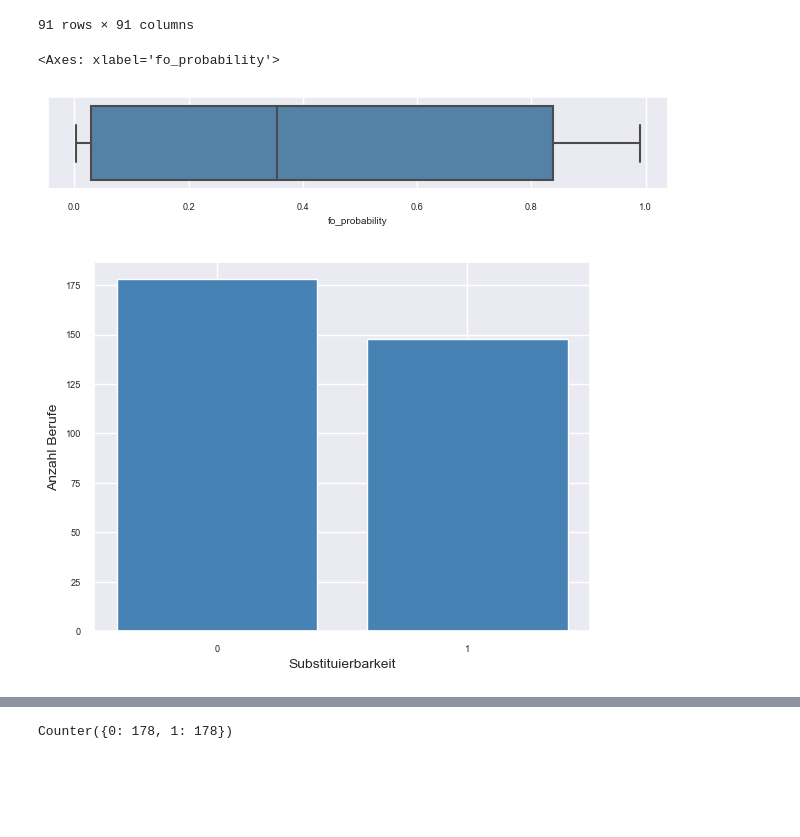
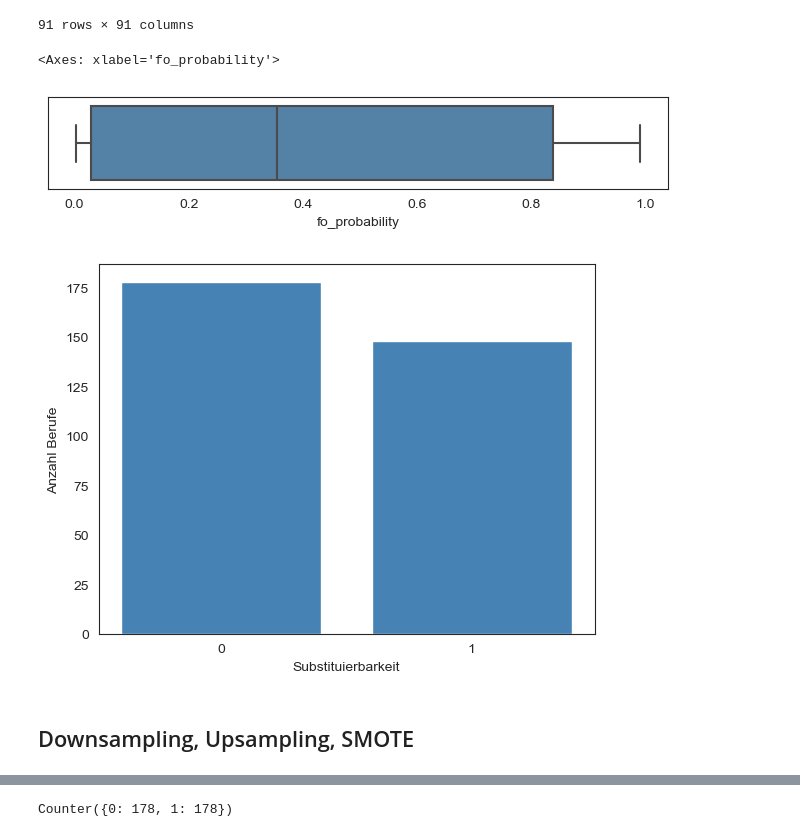
Before and after one commit to joergjan/bachelorarbeit, a Jupyter notebook: 05_fo_eda.ipynb, the cells around one changed output, grey strips where cells are left out. Saved outputs shown, nothing was run; the diff lists cells and outputs as text; code cells hidden in the pictures; blank space fills up the shorter version.

```diff
--- a/05_fo_eda.ipynb
+++ b/05_fo_eda.ipynb
@@ -45,3 +48,5 @@ df.head(2)
 2 rows × 95 columns
+# %%
+df = df.drop(columns=["_id"])
 # %%
 # drop columns
@@ -212,10 +231,11 @@ cov
 # %%
 # boxplot of probabilities of computerisation
 plt.figure(figsize=(8,1.2))
+sns.set_style("white")
 sns.boxplot(x=df['fo_probability'], color="#4682B4")
 # %% [output]
 <Axes: xlabel='fo_probability'>
-[figure, old version]
+[figure, new version]
 # %%
 # Get number per class
 freq = df['fo_computerisation'].value_counts()
@@ -228,4 +248,6 @@ plt.xticks(freq.index)
 plt.xlabel('Substituierbarkeit', fontsize = 10)
 plt.show()
 # %% [output]
-[figure, old version]
+[figure, new version]
+# %% [markdown]
+## Downsampling, Upsampling, SMOTE
```
Also changed, not shown: parts of 35 cells of this notebook, 3 other files.
